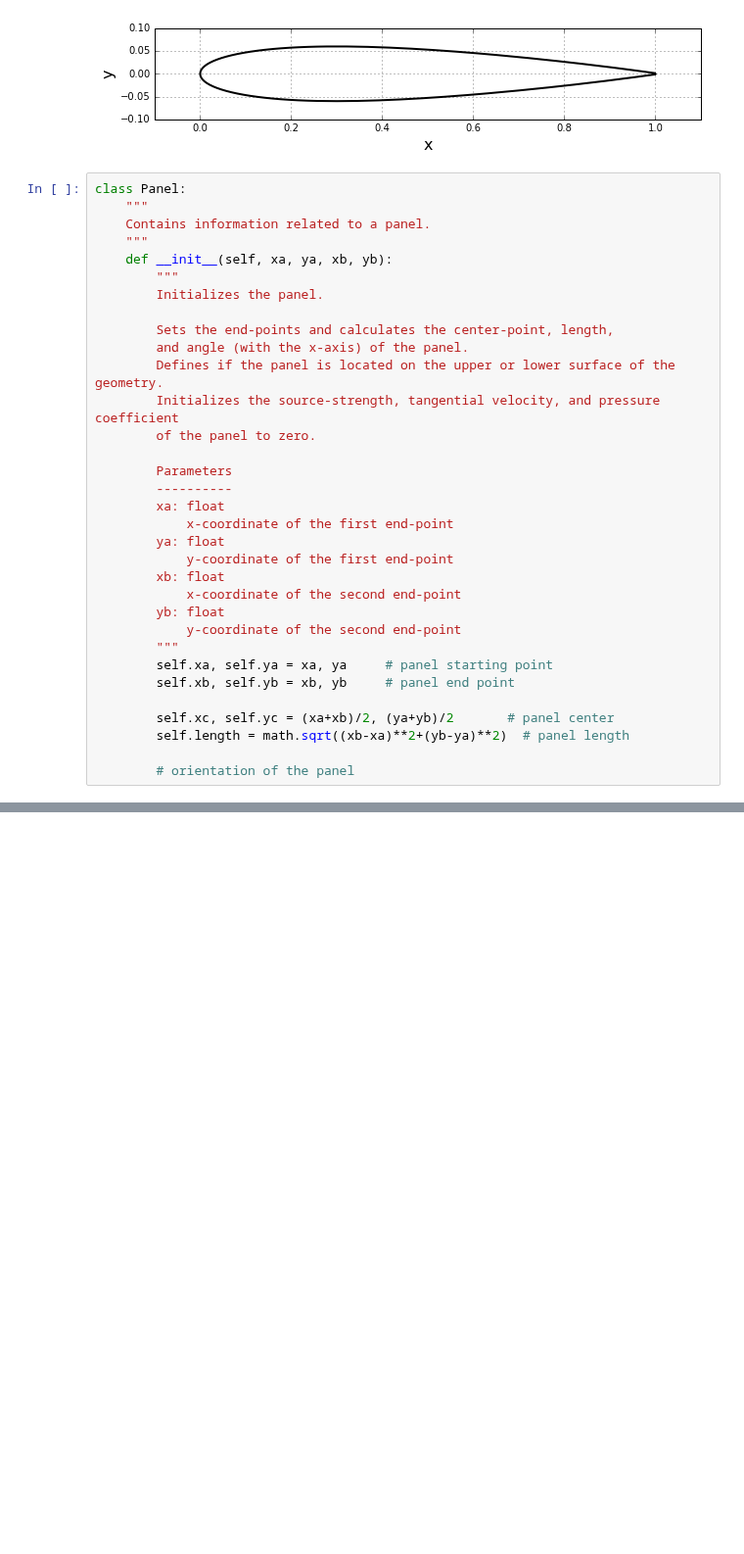
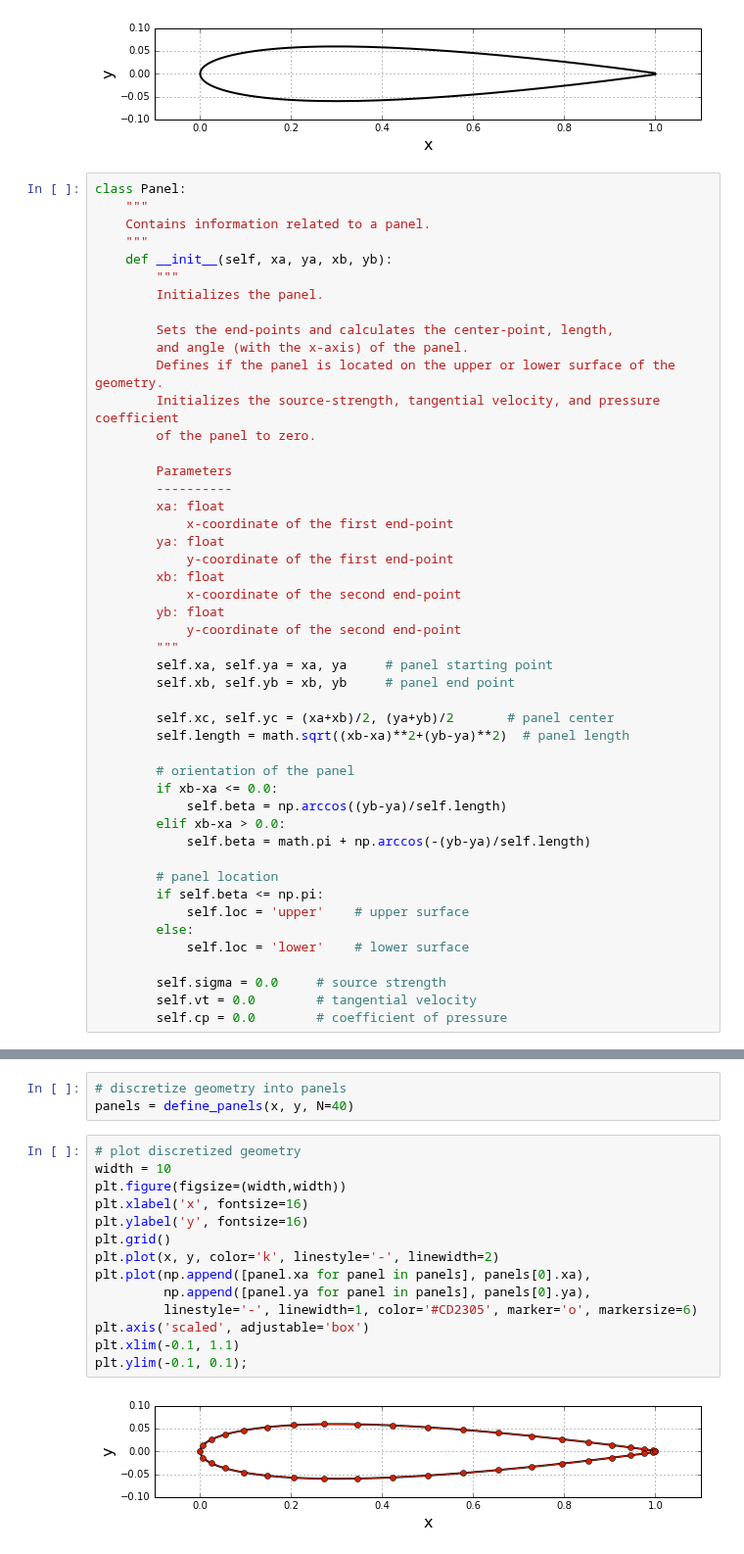
Before and after one commit to Pjgeno14/mae6226-workspace, a Jupyter notebook: Lesson-11.ipynb, the cells around one changed output, grey strips where cells are left out. Shown at 98% size. Saved outputs shown, nothing was run; the diff lists cells and outputs as text; blank space fills up the shorter version.

```diff
--- a/Lesson-11.ipynb
+++ b/Lesson-11.ipynb
@@ -68,3 +69,17 @@ class Panel:
         self.length = math.sqrt((xb-xa)**2+(yb-ya)**2)  # panel length
 
         # orientation of the panel
+        if xb-xa <= 0.0:
+            self.beta = np.arccos((yb-ya)/self.length)
+        elif xb-xa > 0.0:
+            self.beta = math.pi + np.arccos(-(yb-ya)/self.length)
+
+        # panel location
+        if self.beta <= np.pi:
+            self.loc = 'upper'    # upper surface
+        else:
+            self.loc = 'lower'    # lower surface
+
+        self.sigma = 0.0     # source strength
+        self.vt = 0.0        # tangential velocity
+        self.cp = 0.0        # coefficient of pressure
@@ -70,0 +137,19 @@ class Panel:
+# %%
+# discretize geometry into panels
+panels = define_panels(x, y, N=40)
+# %%
+# plot discretized geometry
+width = 10
+plt.figure(figsize=(width,width))
+plt.xlabel('x', fontsize=16)
+plt.ylabel('y', fontsize=16)
+plt.grid()
+plt.plot(x, y, color='k', linestyle='-', linewidth=2)
+plt.plot(np.append([panel.xa for panel in panels], panels[0].xa),
+         np.append([panel.ya for panel in panels], panels[0].ya),
+         linestyle='-', linewidth=1, color='#CD2305', marker='o', markersize=6)
+plt.axis('scaled', adjustable='box')
+plt.xlim(-0.1, 1.1)
+plt.ylim(-0.1, 0.1);
+# %% [output]
+[figure, added]
```
Also changed, not shown: parts of 2 cells of this notebook.
